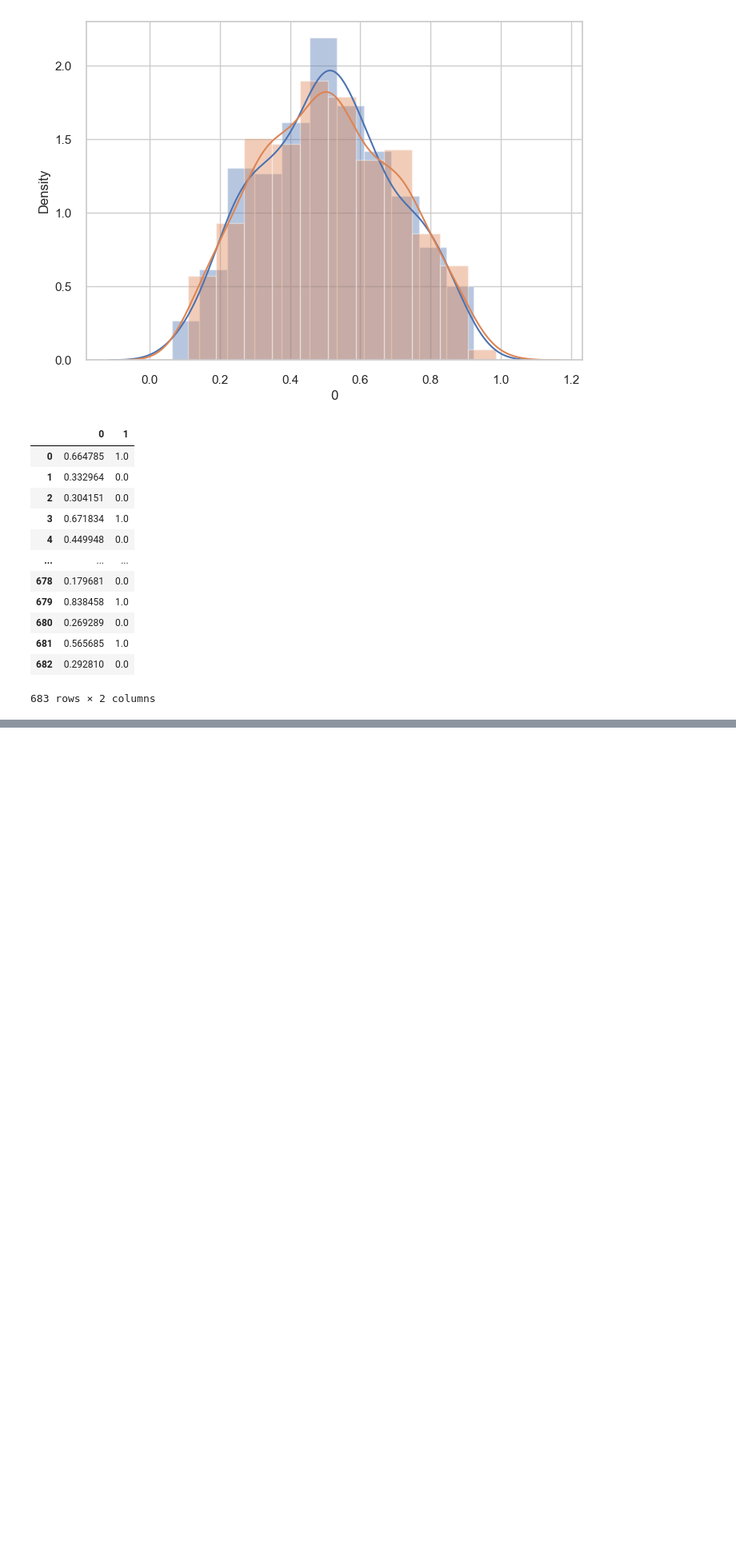
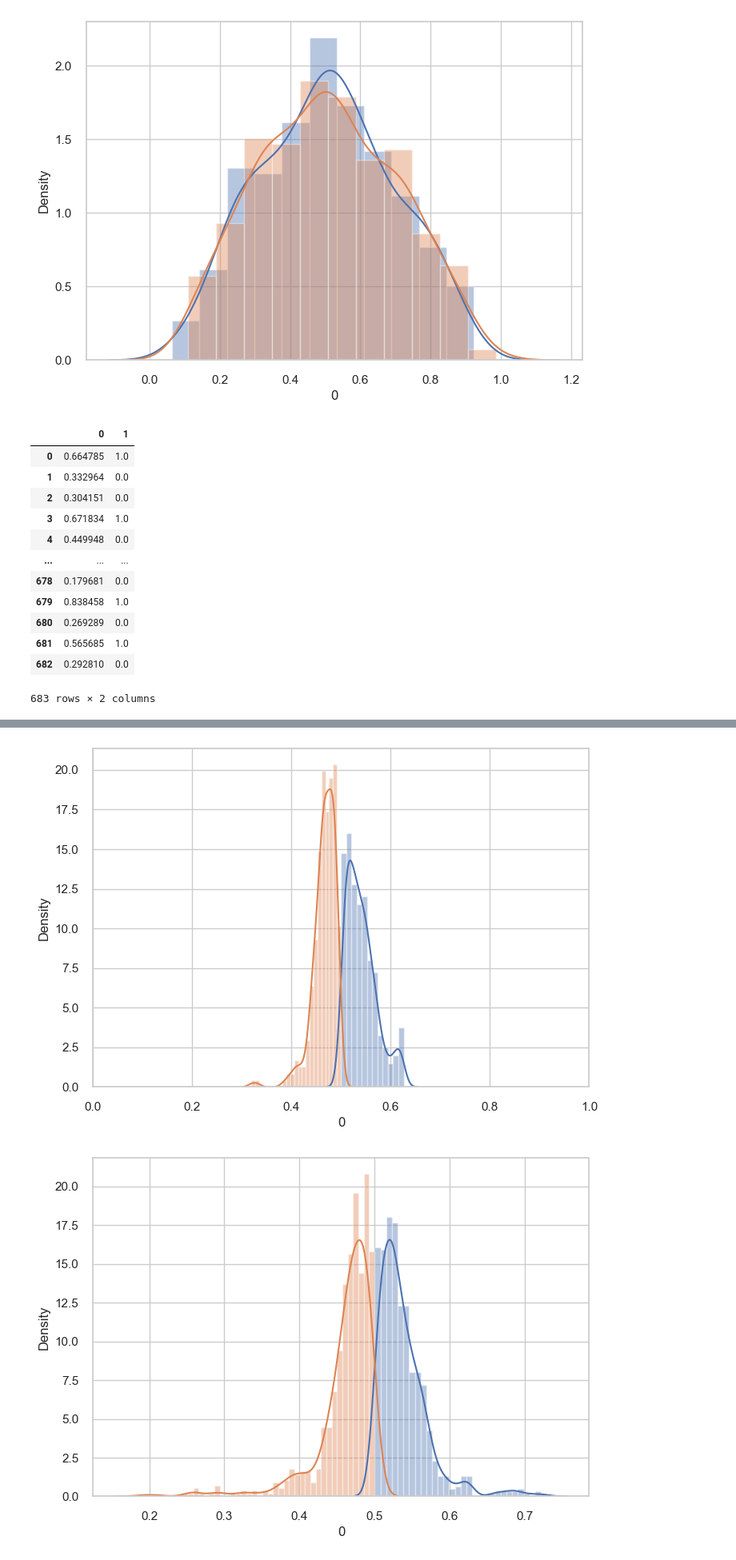
Before and after one commit to Tommylee1013/Advances-in-Financial-Machine-Learning, a Jupyter notebook: AIFinance.ipynb, the cells around one changed output, grey strips where cells are left out. Shown at 80% size. Saved outputs shown, nothing was run; the diff lists cells and outputs as text; code cells hidden in the pictures; blank space fills up the shorter version.

```diff
--- a/AIFinance.ipynb
+++ b/AIFinance.ipynb
@@ -500,0 +541,23 @@ ModuleNotFoundError: No module named 'neptune'
+# %%
+result_df = pd.DataFrame([y_pred_cb, y_pred]).T
+train_df = pd.DataFrame([cb.predict_proba(X_train)[:, 1], cb.predict(X_train)]).T
+
+fig, ax = plt.subplots()
+for a in [result_df[result_df[1] == 1.0][0], result_df[result_df[1] == 0.0][0]]:
+    sns.distplot(a, ax = ax, kde = True)
+ax.set_xlim([0, 1])
+
+fig1, ax1 = plt.subplots()
+for a in [train_df[train_df[1] == 1.0][0], train_df[train_df[1] == 0.0][0]]:
+    sns.distplot(a, ax = ax1, kde = True)
+ax.set_xlim([0, 1])
+
+fig1, ax1 = plt.subplots()
+for a in [result_df[train_df[1] == 1.0][0], result_df[train_df[1] == 0.0][0]]:
+    sns.distplot(a, ax = ax1, kde = True)
+ax.set_xlim([0, 1])
+
+plt.show()
+# %% [output]
+[figure, added]
+[figure, added]
```
Also changed, not shown: parts of 9 cells of this notebook, 4 other files.
